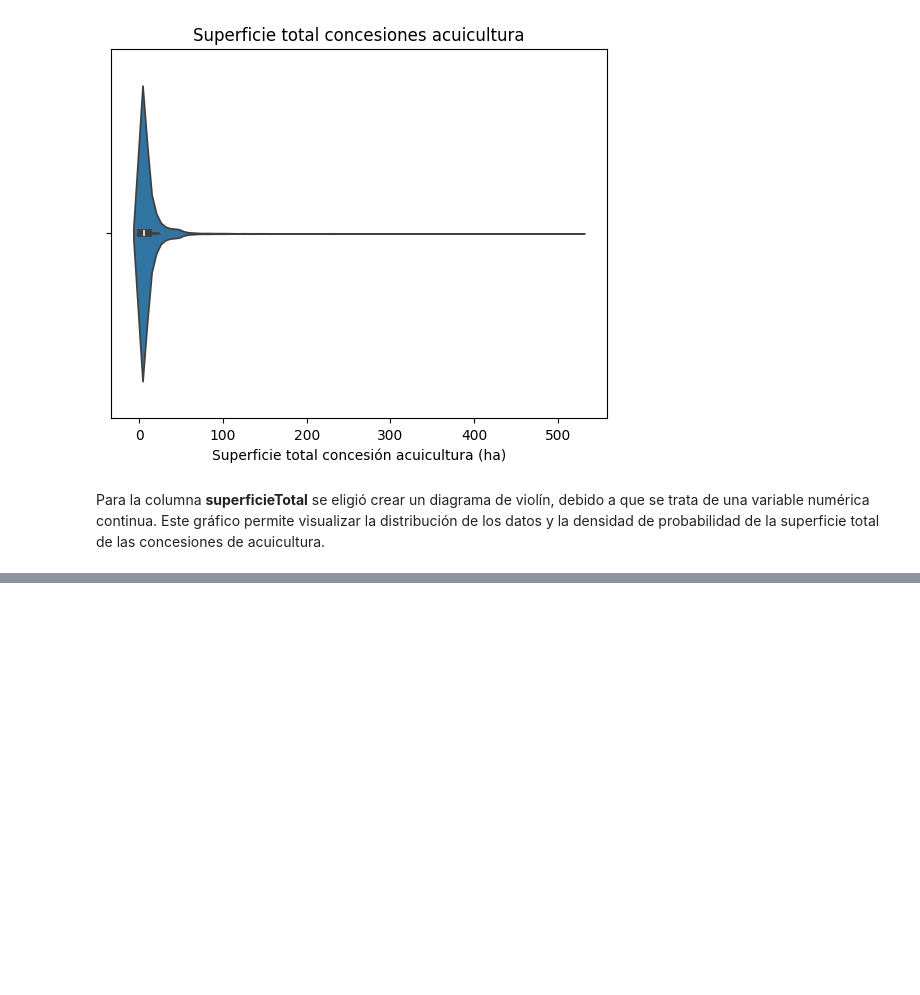
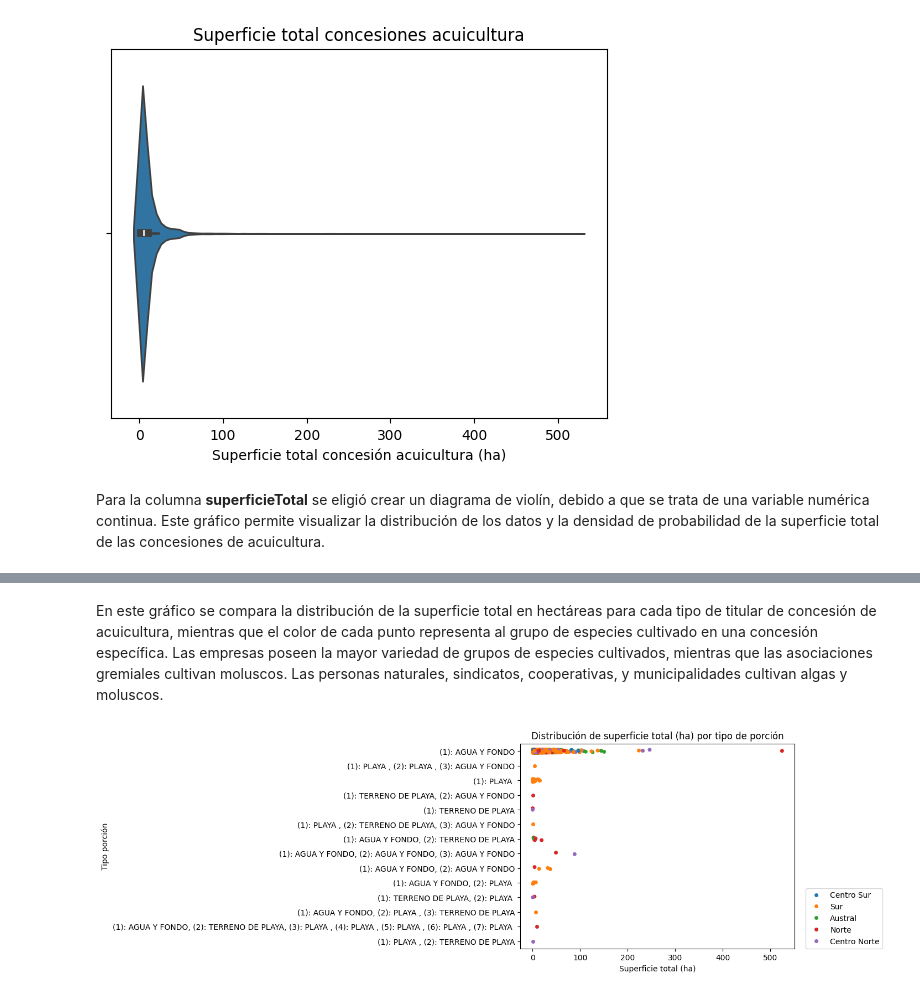
Before and after one commit to principioincertidumbre/proyecto-final, a Jupyter notebook: Notebooks_acuicultura/4_Visualizacion.ipynb, the cells around one changed output, grey strips where cells are left out. Drawn from its saved outputs; the diff is of its cells as text; code cells hidden in the pictures; blank space fills up the shorter version.

Commit message:
Agrega gráficos de interacciones entre variables

```diff
--- a/Notebooks_acuicultura/4_Visualizacion.ipynb
+++ b/Notebooks_acuicultura/4_Visualizacion.ipynb
@@ -156,0 +179,11 @@ Para la columna **superficieTotal** se eligió crear un diagrama de violín, deb
+# %% [markdown]
+En este gráfico se compara la distribución de la superficie total en hectáreas para cada tipo de titular de concesión de acuicultura, mientras que el color de cada punto representa al grupo de especies cultivado en una concesión específica. Las empresas poseen la mayor variedad de grupos de especies cultivados, mientras que las asociaciones gremiales cultivan moluscos. Las personas naturales, sindicatos, cooperativas, y municipalidades cultivan algas y moluscos.
+# %%
+sns.stripplot(data=df_acuicultura, x="superficieTotal", y="TipoPorcion", hue ="Macrozona")
+plt.title("Distribución de superficie total (ha) por tipo de porción")
+plt.legend(loc=(1.04, 0))
+plt.xlabel("Superficie total (ha)")
+plt.ylabel("Tipo porción")
+plt.show()
+# %% [output]
+[figure, added]
```
Also changed, not shown: parts of 16 cells of this notebook.
